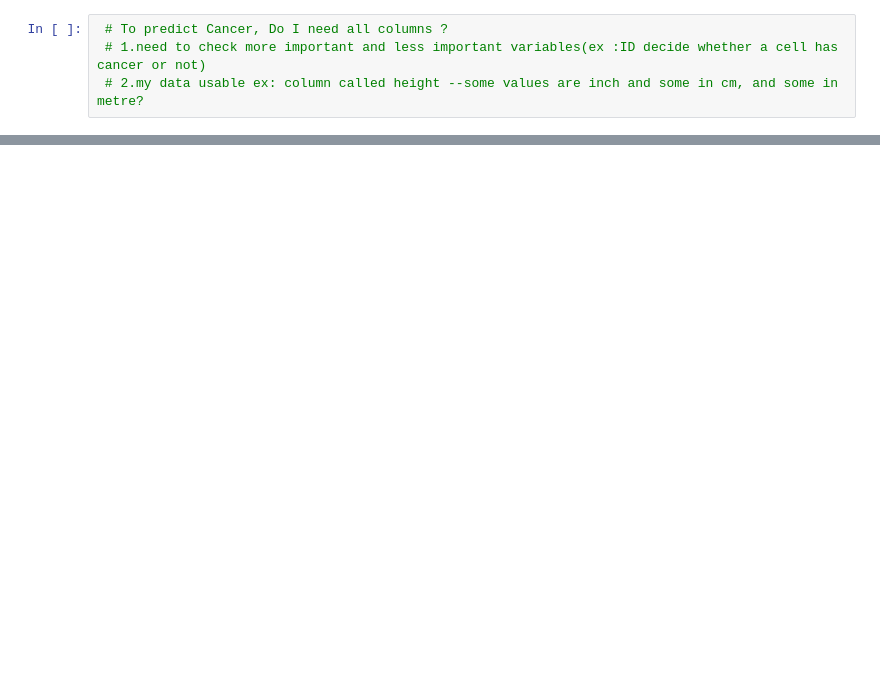
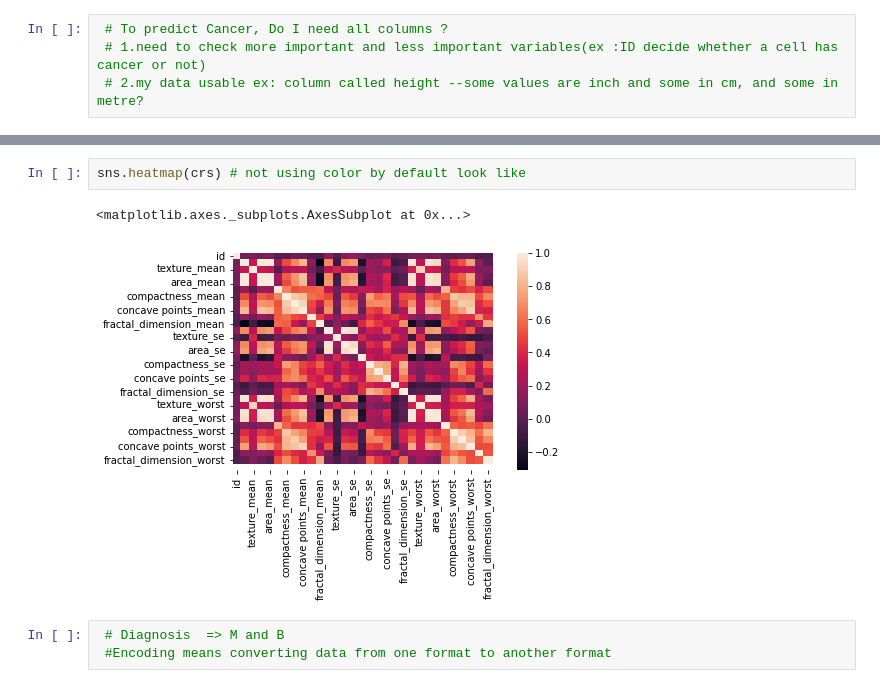
Before and after one commit to lellabhaskar/Tejasvini, a Jupyter notebook: 1p_Welcome_DS.ipynb, the cells around one changed output, grey strips where cells are left out. Saved outputs shown, nothing was run; the diff lists cells and outputs as text; blank space fills up the shorter version.

```diff
--- a/1p_Welcome_DS.ipynb
+++ b/1p_Welcome_DS.ipynb
@@ -223,0 +230,8 @@ crs=data.corr()
+# %%
+sns.heatmap(crs) # not using color by default look like
+# %% [output]
+<matplotlib.axes._subplots.AxesSubplot at 0x...>
+[figure, added]
+# %%
+ # Diagnosis  => M and B
+ #Encoding means converting data from one format to another format
```
Also changed, not shown: parts of 1 cell of this notebook.
